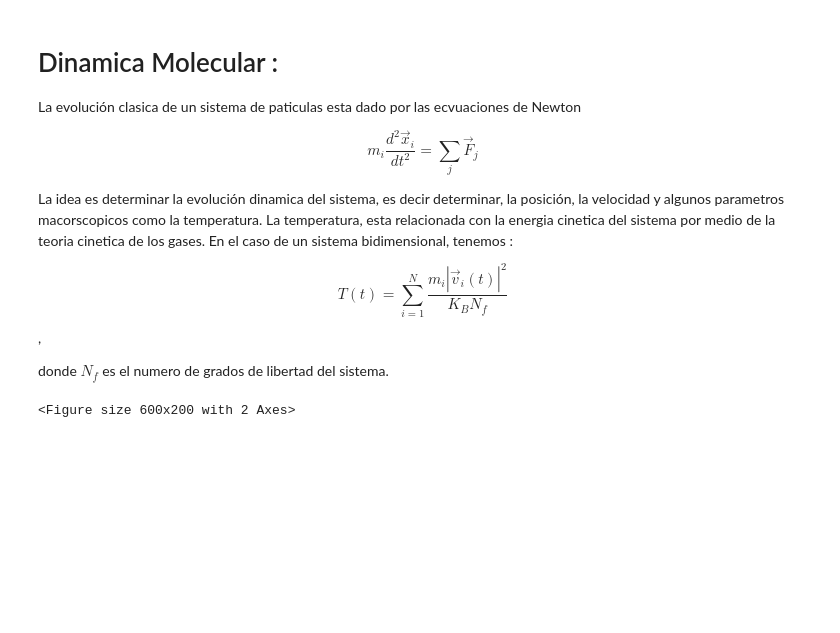
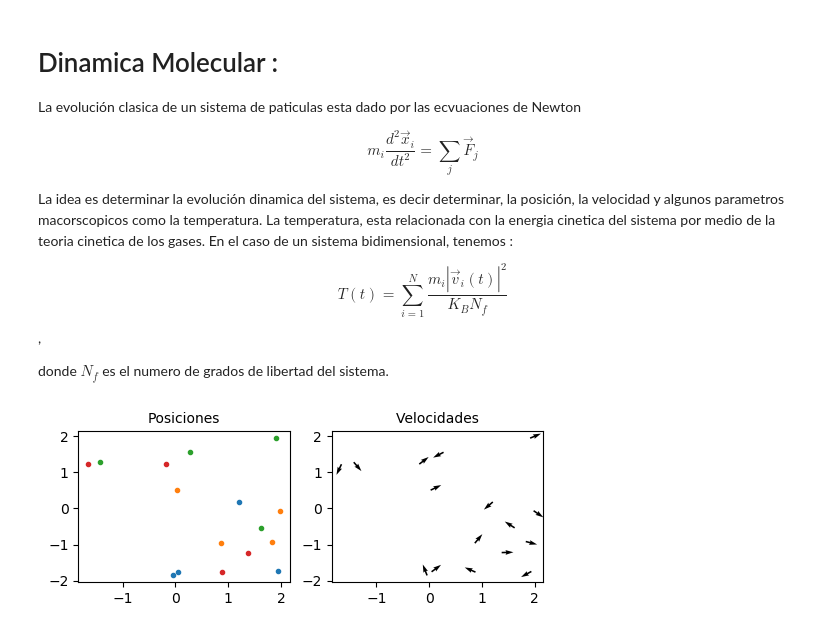
Before and after one commit to eilinlunam/Fisicoquimica-Computacional, a Jupyter notebook: Tarea_9_Dinámica_Molecular.ipynb, the cells around one changed output. Saved outputs shown, nothing was run; the diff lists cells and outputs as text; code cells hidden in the pictures; blank space fills up the shorter version.

```diff
--- a/Tarea_9_Dinámica_Molecular.ipynb
+++ b/Tarea_9_Dinámica_Molecular.ipynb
@@ -36,6 +36,10 @@ def make_grid():
     x= np.linspace(-lx/2,lx/2,nx)
     y= np.linspace(-ly/2,ly/2,ny)
     X,Y = np.meshgrid(x,y)
+    """
+    X = np.random.uniform(-lx/2,lx/2,(nx,ny))
+    Y = np.random.uniform(-ly/2,ly/2,(nx,ny))
+    """
     return X,Y
 
 # Velocidad inicial.
@@ -43,7 +47,7 @@ def make_grid():
 def init_vel():
     Vx=np.random.uniform(-1.,1., (nx,ny))
     Vy=np.random.uniform(-1.,1., (nx,ny))
-    #  Eliminamos  el  movimiento  del  centro  de masa
+    # Eliminamos el  movimiento del centro de masa
     Vcmx = np.sum(Vx)/N
     Vcmy = np.sum(Vy)/N
     Vx=Vx-Vcmx
@@ -61,15 +65,31 @@ def init_coor(x,y,vx,vy,dt):
 # ------------------------------------------------
 def Force(x,y):
     x,y = x.reshape(N),y.reshape(N)
-    Fx=np.zeros(np.shape(x)[0])
-    Fy=np.zeros(np.shape(x)[0])
-    for i  in range(N):
-        for j in  range(N):
-            rij=np.sqrt((x[i]-x[j])**2+(y[i]-y[j])**2)
-            if(i!=j):
-                Fx[i]+=(48.*rij**-14-24.*rij**-8)*(x[i]-x[j])
-                Fy[i]+=(48.*rij**-14-24.*rij**-8)*(y[i]-y[j])
-    return Fx.reshape(nx,ny), Fy.reshape(nx,ny)
+    Xi,Xj = np.meshgrid(x,x)
+    Yi,Yj = np.meshgrid(y,y)
+    #Rij = np.sqrt((Xi-Xj)**2+(Yi-Yj)**2)
+    #------------------------------------------------------
+    Rij0 = np.sqrt((Xi-Xj)**2+(Yi-Yj)**2)
+    Rij1 = np.sqrt((Xi-(Xj+lx))**2+(Yi-Yj)**2)
+    Rij2 = np.sqrt((Xi-(Xj+lx))**2+(Yi-(Yj+ly))**2)
+    Rij3 = np.sqrt((Xi-Xj)**2+(Yi-(Yj+ly))**2)
+    Rij4 = np.sqrt((Xi-(Xj-lx))**2+(Yi-(Yj+ly))**2)
+    Rij5 = np.sqrt((Xi-(Xj-lx))**2+(Yi-Yj)**2)
+    Rij6 = np.sqrt((Xi-(Xj-lx))**2+(Yi-(Yj-ly))**2)
+    Rij7 = np.sqrt((Xi-Xj)**2+(Yi-(Yj-ly))**2)
+    Rij8 = np.sqrt((Xi-(Xj+lx))**2+(Yi-(Yj-ly))**2)
+
+    Rij = Rij0+Rij1+Rij2+Rij3+Rij4+Rij5+Rij6+Rij7+Rij8
+    #------------------------------------------------------
+    Fx = np.zeros((N,N))
+    Fy = np.zeros((N,N))
+    cond = Rij!=0.  # Sin diagonal
+    Fx[cond] = (48*Rij[cond]**-14 - 24*Rij[cond]**-8)*(Xj[cond]-Xi[cond])
+    Fy[cond] = (48*Rij[cond]**-14 - 24*Rij[cond]**-8)*(Yj[cond]-Yi[cond])
+    Fx = Fx.sum(axis=1)
+    Fy = Fy.sum(axis=1)
+    return Fx.reshape(nx,ny),  Fy.reshape(nx,ny)
+
 
 # Verlet algoritmo
 # -------------------------------------------------
@@ -78,12 +98,10 @@ def  verlet(xi,yi,x,y,dt):
     xf=2*x-xi+Fx*dt**2
     yf=2*y-yi+Fy*dt**2
 
-    """
-    xf[xf>lx/2]= -lx/2 + (xf[xf > lx/2] - lx/2)
-    xf[xf<-lx/2]= lx/2 - (xf[xf <-lx/2] + lx/2)
-    yf[yf>ly/2]= -ly/2 + (yf[yf > ly/2] - ly/2)
-    yf[yf<-ly/2]= ly/2 - (yf[yf <-ly/2] + ly/2)
-    """
+    xf[xf>lx/2]  = xf[xf > lx/2] - lx
+    xf[xf<-lx/2] = xf[xf <-lx/2] + lx
+    yf[yf>ly/2]  = yf[yf > ly/2] - ly
+    yf[yf<-ly/2] = yf[yf <-ly/2] + ly
 
     return xf,yf
 
@@ -109,12 +127,11 @@ def plot_grid(ax,x,y):
 def plot_vel(ax,x,y,vx,vy):
     ax.quiver(x,y,vx,vy)
     ax.set_title("Velocidades", fontsize=10)
-
-x,y,vx,vy=run(3,0.01)
-
-fig,(ax1,ax2) = plt.subplots(figsize=(6,2), dpi=100, ncols=2)
-plot_grid(ax1,x,y)
-plot_vel(ax2,x,y,vx,vy)
-plt.show()
-# %% [output]
-<Figure size 600x200 with 2 Axes>
+# %%
+x,y,vx,vy=run(2000,0.01)
+fig,(ax1,ax2) = plt.subplots(figsize=(6,2), dpi=100, ncols=2)
+plot_grid(ax1,x,y)
+plot_vel(ax2,x,y,vx,vy)
+plt.show()
+# %% [output]
+[figure, added]
```
Also changed, not shown: parts of 3 cells of this notebook.
